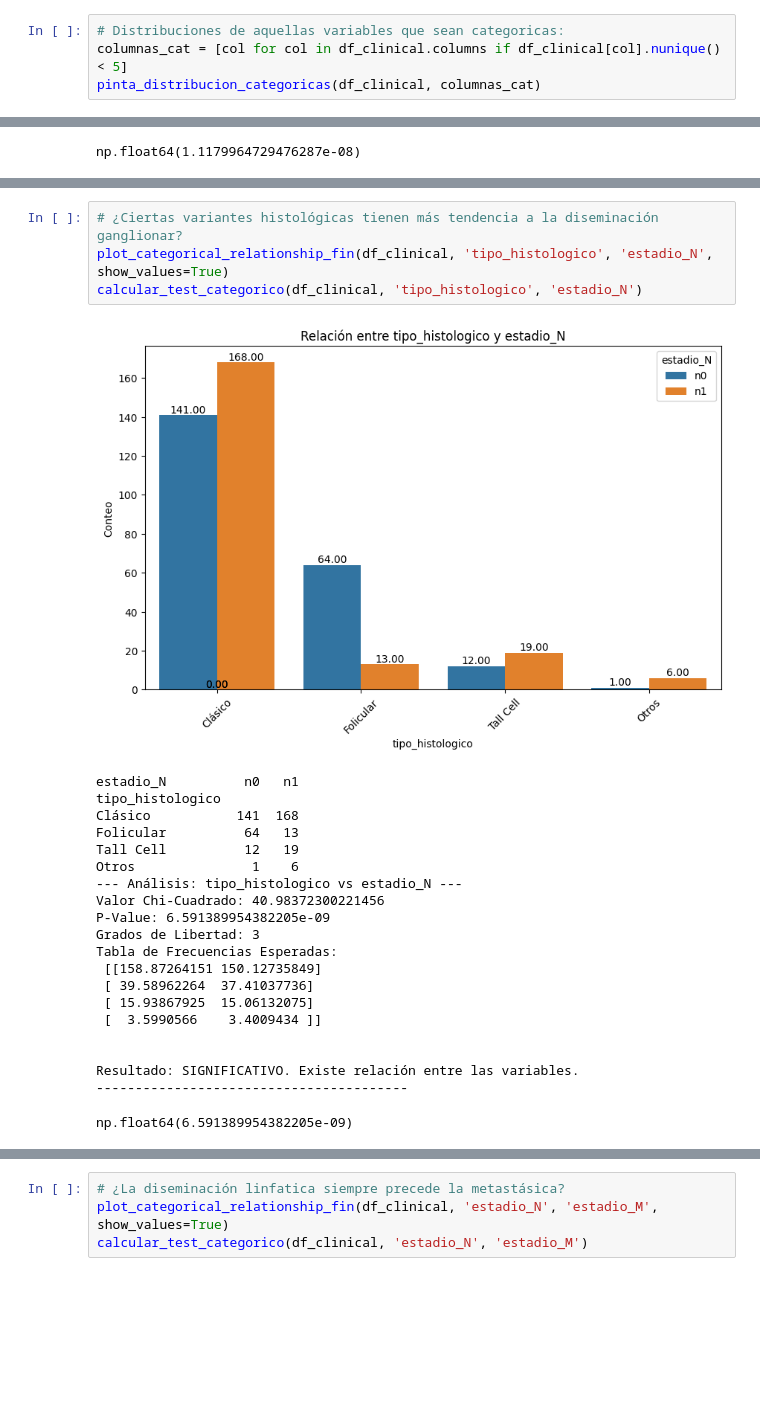
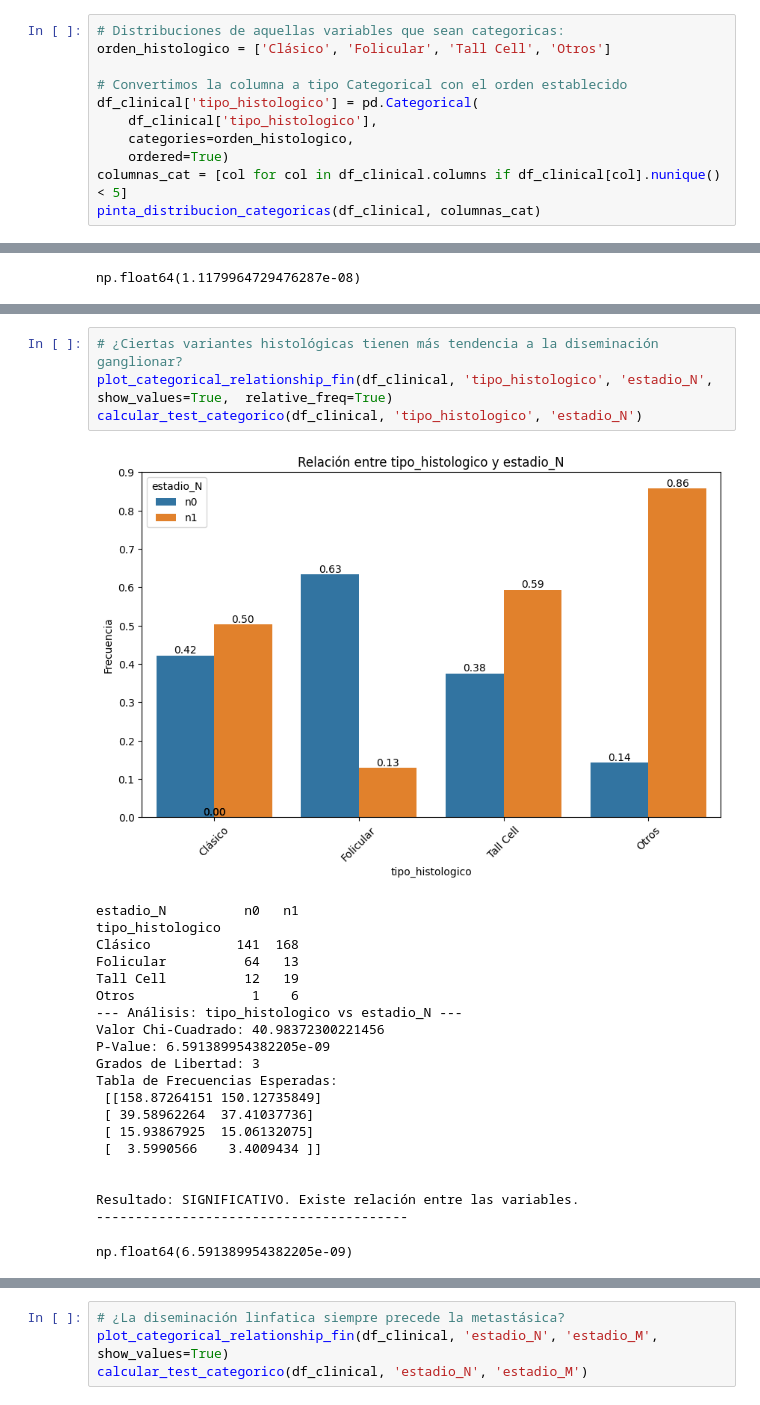
Before and after one commit to lolabarrios/Proyect_Break_EDA, a Jupyter notebook: codigo_EDA.ipynb, the cells around one changed output, grey strips where cells are left out. Drawn from its saved outputs; the diff is of its cells as text; blank space fills up the shorter version.

```diff
--- a/codigo_EDA.ipynb
+++ b/codigo_EDA.ipynb
@@ -757,6 +813,13 @@ display(df_tipificacion.sort_values(by='Importancia'))
 | raza | 4 | 0.843882 | Categorica | 2 |
 # %%
 # Distribuciones de aquellas variables que sean categoricas:
+orden_histologico = ['Clásico', 'Folicular', 'Tall Cell', 'Otros']
+
+# Convertimos la columna a tipo Categorical con el orden establecido
+df_clinical['tipo_histologico'] = pd.Categorical(
+    df_clinical['tipo_histologico'],
+    categories=orden_histologico,
+    ordered=True)
 columnas_cat = [col for col in df_clinical.columns if df_clinical[col].nunique() < 5]
 pinta_distribucion_categoricas(df_clinical, columnas_cat)
 # %% [output]
@@ -945,10 +1008,10 @@ Resultado: SIGNIFICATIVO. Existe relación entre las variables.
 np.float64(5.05938131102029e-07)
 # %%
 # ¿Ciertas variantes histológicas tienen más tendencia a la diseminación ganglionar?
-plot_categorical_relationship_fin(df_clinical, 'tipo_histologico', 'estadio_N', show_values=True)
+plot_categorical_relationship_fin(df_clinical, 'tipo_histologico', 'estadio_N', show_values=True,  relative_freq=True)
 calcular_test_categorico(df_clinical, 'tipo_histologico', 'estadio_N')
 # %% [output]
-[figure, old version]
+[figure, new version]
 estadio_N          n0   n1
 tipo_histologico
 Clásico           141  168
```
Also changed, not shown: parts of 11 cells of this notebook.
